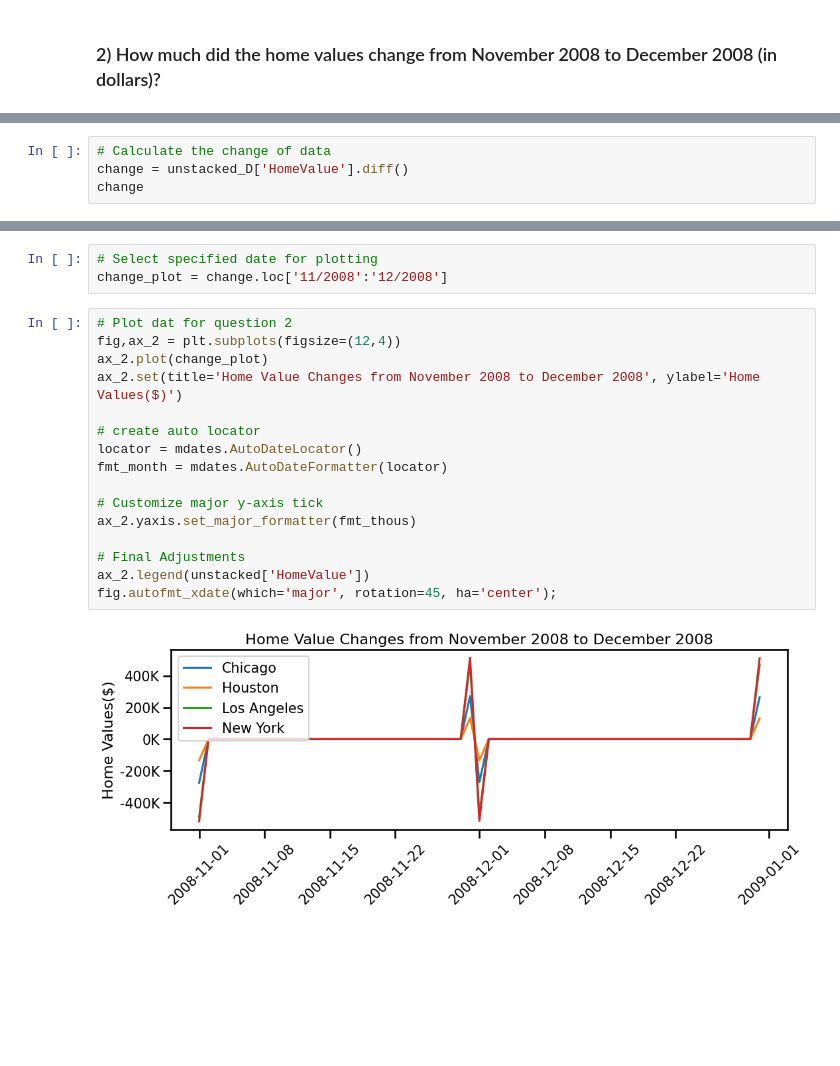
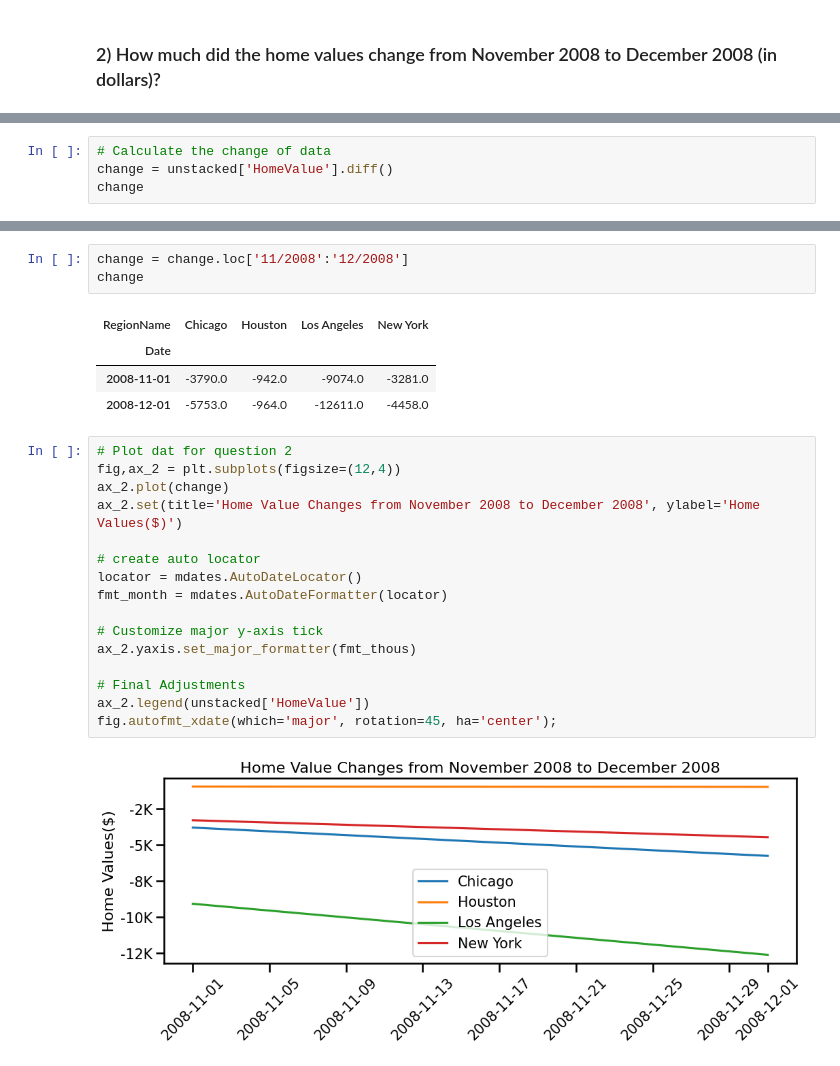
Before and after one commit to Jalicia-Harris/-Core--Preparing-Time-Series-from-Wide-Form-Data, a Jupyter notebook: Preparing Time Series from Wide-Form Data.ipynb, the cells around one changed output, grey strips where cells are left out. Cells and saved outputs as stored; diff of their text form; blank space fills up the shorter version.

```diff
--- a/Preparing Time Series from Wide-Form Data.ipynb
+++ b/Preparing Time Series from Wide-Form Data.ipynb
@@ -354,6 +315,6 @@ unstacked_D
 # %%
 # Calculate the change of data
-change = unstacked_D['HomeValue'].diff()
+change = unstacked['HomeValue'].diff()
 change
 # %% [output]
 | RegionName | Chicago | Houston | Los Angeles | New York |
@@ -373,21 +334,26 @@ change
-# %%
-# Select specified date for plotting
-change_plot = change.loc['11/2008':'12/2008']
+# %%
+change = change.loc['11/2008':'12/2008']
+change
+# %% [output]
+| RegionName | Chicago | Houston | Los Angeles | New York |
+| Date |  |  |  |  |
+| 2008-11-01 | -3790.0 | -942.0 | -9074.0 | -3281.0 |
+| 2008-12-01 | -5753.0 | -964.0 | -12611.0 | -4458.0 |
 # %%
 # Plot dat for question 2
 fig,ax_2 = plt.subplots(figsize=(12,4))
-ax_2.plot(change_plot)
+ax_2.plot(change)
 ax_2.set(title='Home Value Changes from November 2008 to December 2008', ylabel='Home Values($)')
 
 # create auto locator
 locator = mdates.AutoDateLocator()
 fmt_month = mdates.AutoDateFormatter(locator)
 
 # Customize major y-axis tick
 ax_2.yaxis.set_major_formatter(fmt_thous)
 
 # Final Adjustments
 ax_2.legend(unstacked['HomeValue'])
 fig.autofmt_xdate(which='major', rotation=45, ha='center');
 # %% [output]
-[figure, old version]
+[figure, new version]
```
Also changed, not shown: parts of 3 cells of this notebook.
